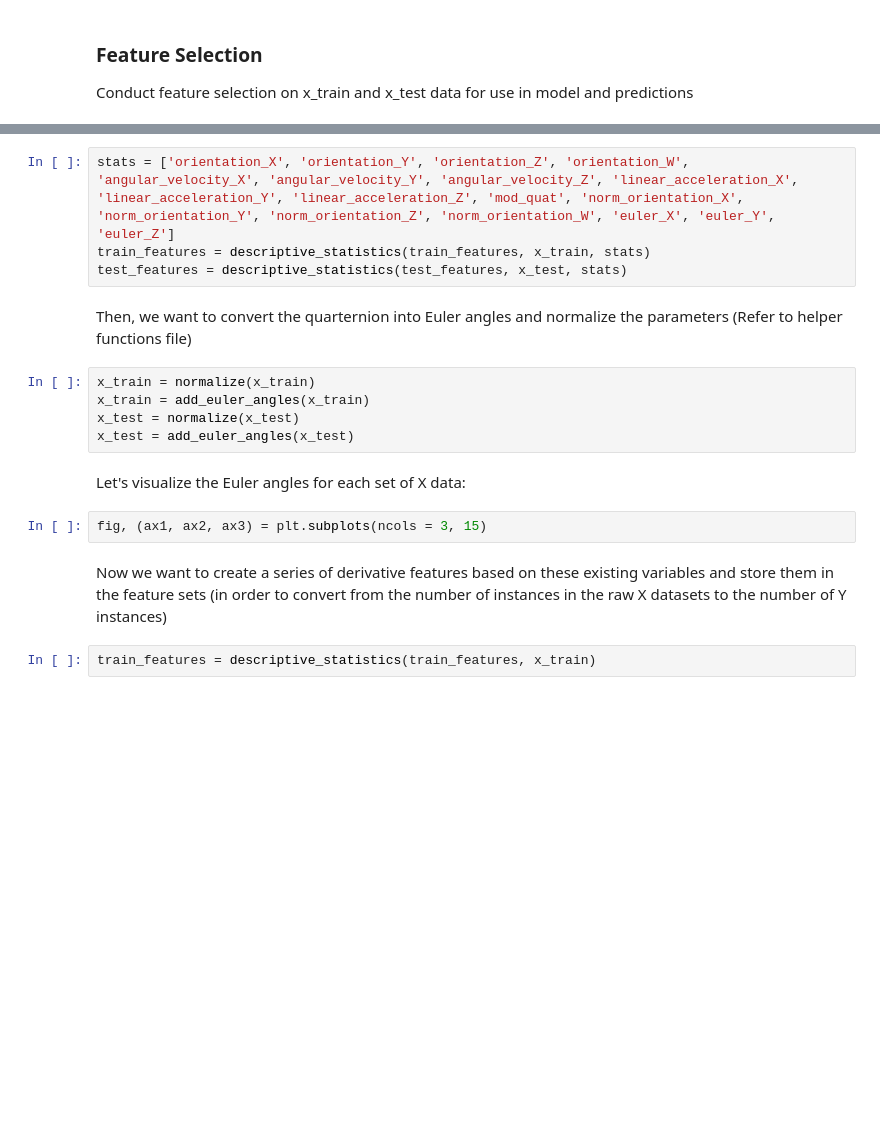
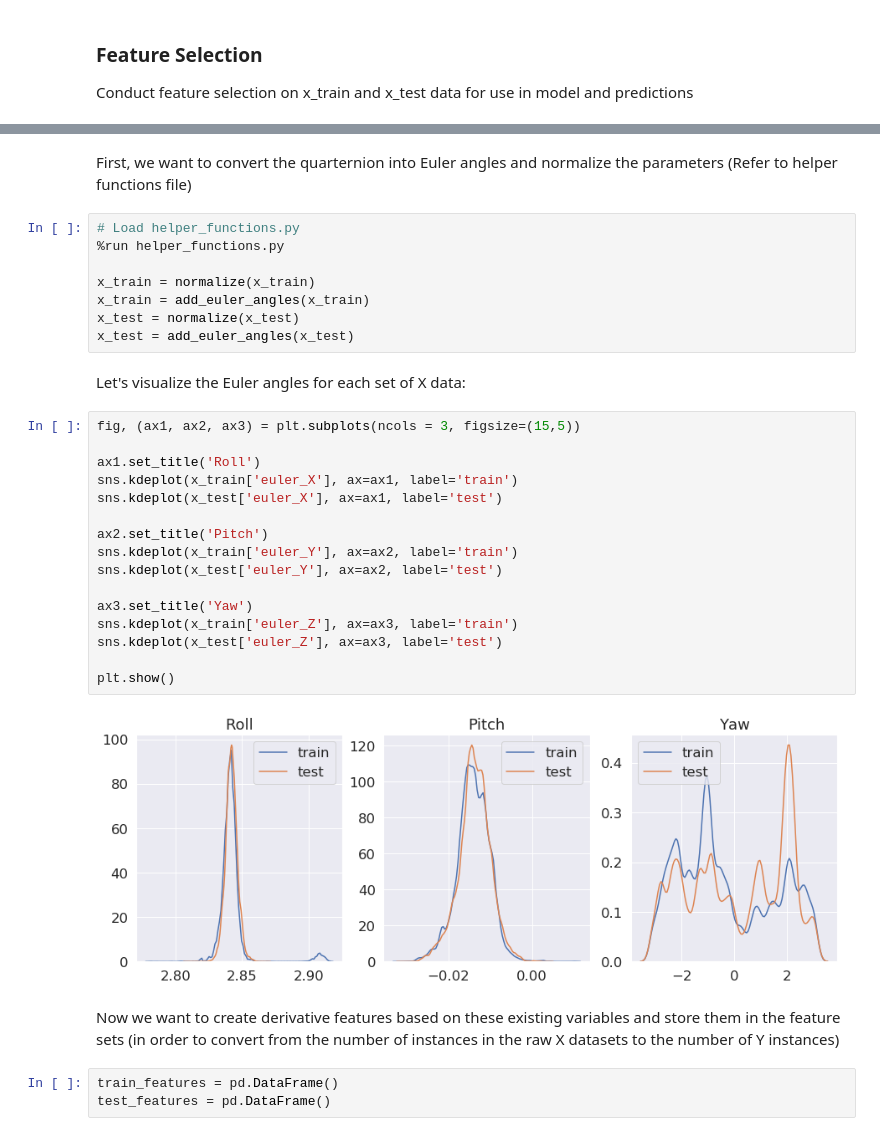
Before and after one commit to MarcusHorn/Robot-Surface-Ensemble, a Jupyter notebook: CareerCon Project/Ensemble_main.ipynb, the cells around one changed output, grey strips where cells are left out. Saved outputs shown, nothing was run; the diff lists cells and outputs as text; blank space fills up the shorter version.

Commit message:
First complete version

```diff
--- a/CareerCon Project/Ensemble_main.ipynb
+++ b/CareerCon Project/Ensemble_main.ipynb
@@ -172,19 +160,35 @@ First, we saw that the surface classes were very heavily imbalanced, we want to
-# %%
-stats = ['orientation_X', 'orientation_Y', 'orientation_Z', 'orientation_W', 'angular_velocity_X', 'angular_velocity_Y', 'angular_velocity_Z', 'linear_acceleration_X', 'linear_acceleration_Y', 'linear_acceleration_Z', 'mod_quat', 'norm_orientation_X', 'norm_orientation_Y', 'norm_orientation_Z', 'norm_orientation_W', 'euler_X', 'euler_Y', 'euler_Z']
-train_features = descriptive_statistics(train_features, x_train, stats)
-test_features = descriptive_statistics(test_features, x_test, stats)
 # %% [markdown]
-Then, we want to convert the quarternion into Euler angles and normalize the parameters (Refer to helper functions file)
+First, we want to convert the quarternion into Euler angles and normalize the parameters (Refer to helper functions file)
 # %%
+# Load helper_functions.py
+%run helper_functions.py
+
 x_train = normalize(x_train)
 x_train = add_euler_angles(x_train)
 x_test = normalize(x_test)
 x_test = add_euler_angles(x_test)
 # %% [markdown]
 Let's visualize the Euler angles for each set of X data:
-# %%
-fig, (ax1, ax2, ax3) = plt.subplots(ncols = 3, 15)
+# %%
+fig, (ax1, ax2, ax3) = plt.subplots(ncols = 3, figsize=(15,5))
+
+ax1.set_title('Roll')
+sns.kdeplot(x_train['euler_X'], ax=ax1, label='train')
+sns.kdeplot(x_test['euler_X'], ax=ax1, label='test')
+
+ax2.set_title('Pitch')
+sns.kdeplot(x_train['euler_Y'], ax=ax2, label='train')
+sns.kdeplot(x_test['euler_Y'], ax=ax2, label='test')
+
+ax3.set_title('Yaw')
+sns.kdeplot(x_train['euler_Z'], ax=ax3, label='train')
+sns.kdeplot(x_test['euler_Z'], ax=ax3, label='test')
+
+plt.show()
+# %% [output]
+[figure, added]
 # %% [markdown]
-Now we want to create a series of derivative features based on these existing variables and store them in the feature sets (in order to convert from the number of instances in the raw X datasets to the number of Y instances)
+Now we want to create derivative features based on these existing variables and store them in the feature sets (in order to convert from the number of instances in the raw X datasets to the number of Y instances)
-# %%
-train_features = descriptive_statistics(train_features, x_train)
+# %%
+train_features = pd.DataFrame()
+test_features = pd.DataFrame()
```
Also changed, not shown: parts of 29 cells of this notebook, 2 other files.
